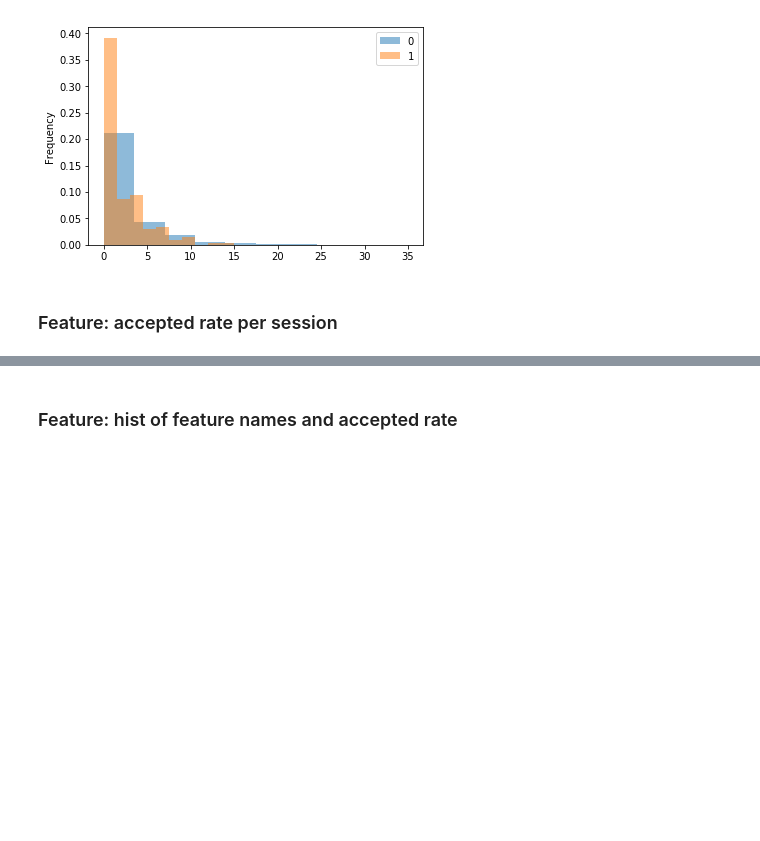
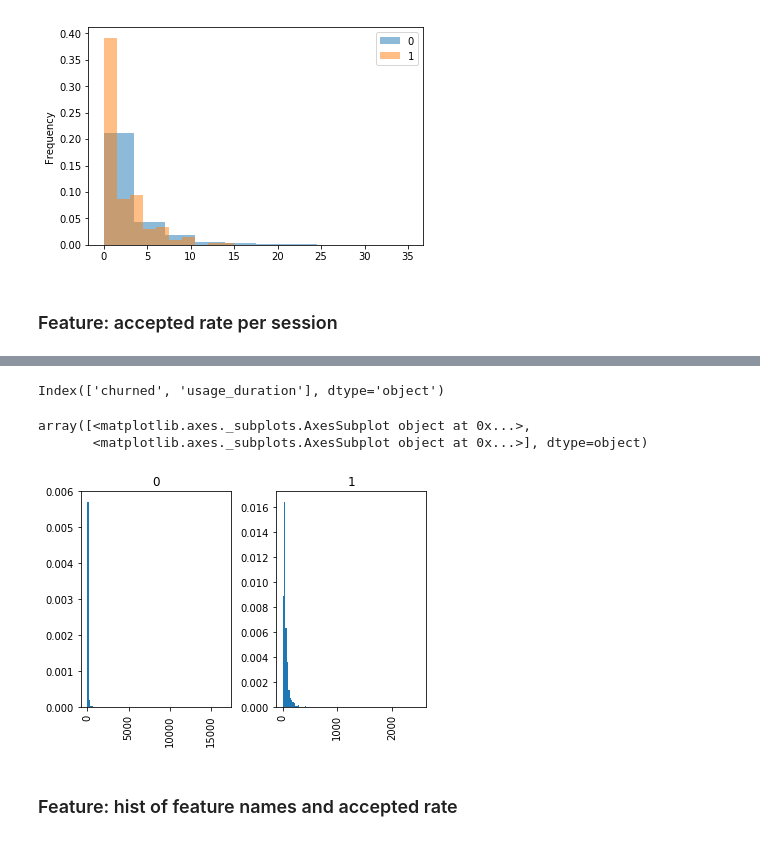
Before and after one commit to razf/Datahack2018, a Jupyter notebook: exploration_usage.ipynb, the cells around one changed output, grey strips where cells are left out. Saved outputs shown, nothing was run; the diff lists cells and outputs as text; code cells hidden in the pictures; blank space fills up the shorter version.

Commit message:
mean duration feature

```diff
--- a/exploration_usage.ipynb
+++ b/exploration_usage.ipynb
@@ -144,0 +156,10 @@ df.to_csv('accepted_rate_session.csv', index=False)
+# %%
+df = joined_df_with_cluster.groupby(['churned', 'id'])['usage_duration'].mean()
+df = pd.DataFrame(df)
+df.reset_index(level=0, inplace=True)
+df.hist(column='usage_duration',by='churned', normed=True, bins=100)
+# %% [output]
+Index(['churned', 'usage_duration'], dtype='object')
+array([<matplotlib.axes._subplots.AxesSubplot object at 0x...>,
+       <matplotlib.axes._subplots.AxesSubplot object at 0x...>], dtype=object)
+[figure, added]
```
Also changed, not shown: parts of 4 cells of this notebook.
